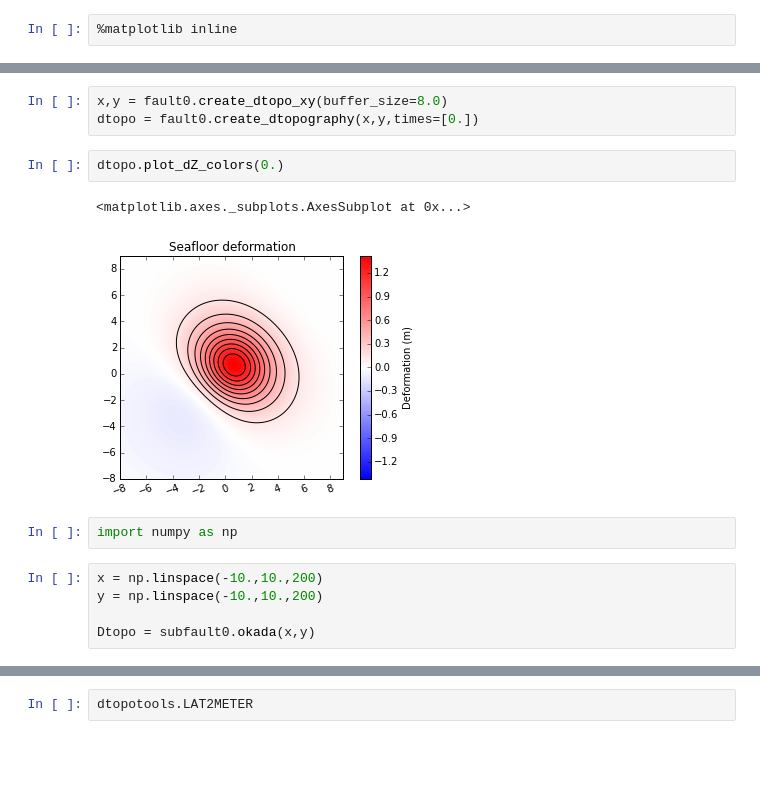
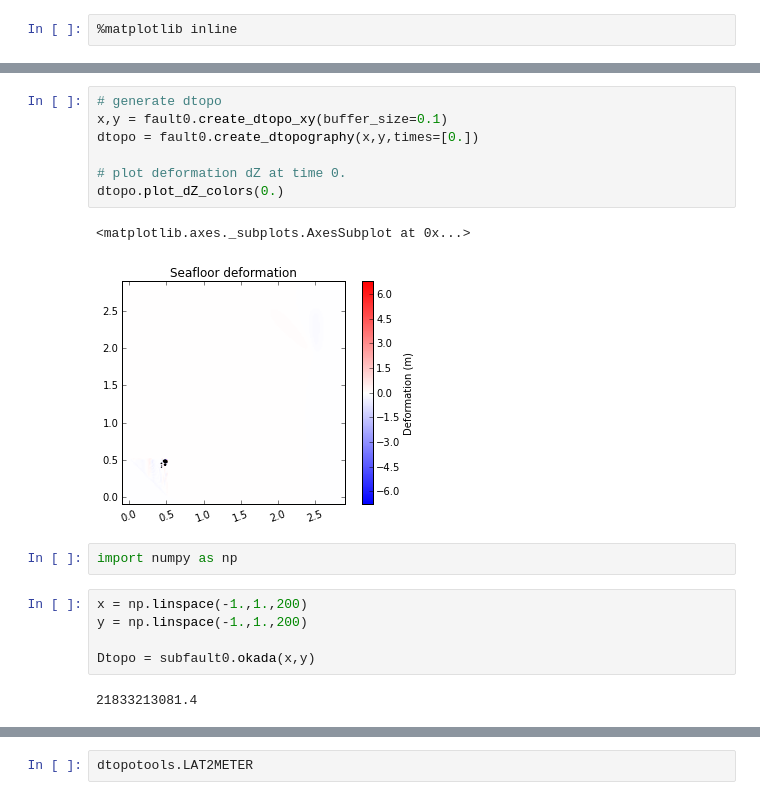
Before and after one commit to rjleveque/dtopotools_triangular_test, a Jupyter notebook: Triangular_faults_test.ipynb, the cells around one changed output, grey strips where cells are left out. Cells and saved outputs as stored; diff of their text form; blank space fills up the shorter version.

```diff
--- a/Triangular_faults_test.ipynb
+++ b/Triangular_faults_test.ipynb
@@ -26,18 +69,22 @@ fault0.plot_subfaults(slip_color=True,plot_rake=True,cmin_slip=0.,cmax_slip=5.)
 # %%
-x,y = fault0.create_dtopo_xy(buffer_size=8.0)
+# generate dtopo
+x,y = fault0.create_dtopo_xy(buffer_size=0.1)
 dtopo = fault0.create_dtopography(x,y,times=[0.])
+
+# plot deformation dZ at time 0.
+dtopo.plot_dZ_colors(0.)
+# %% [output]
+<matplotlib.axes._subplots.AxesSubplot at 0x...>
+[figure, added]
-# %%
-dtopo.plot_dZ_colors(0.)
-# %% [output]
-<matplotlib.axes._subplots.AxesSubplot at 0x...>
-[figure, removed]
 # %%
 import numpy as np
 # %%
-x = np.linspace(-10.,10.,200)
-y = np.linspace(-10.,10.,200)
+x = np.linspace(-1.,1.,200)
+y = np.linspace(-1.,1.,200)
 
 Dtopo = subfault0.okada(x,y)
+# %% [output]
+21833213081.4
 # %%
 print subfault0.dtopo.dZ[0,:,:].shape
 print subfault0.slip
```
Also changed, not shown: parts of 15 cells of this notebook.
